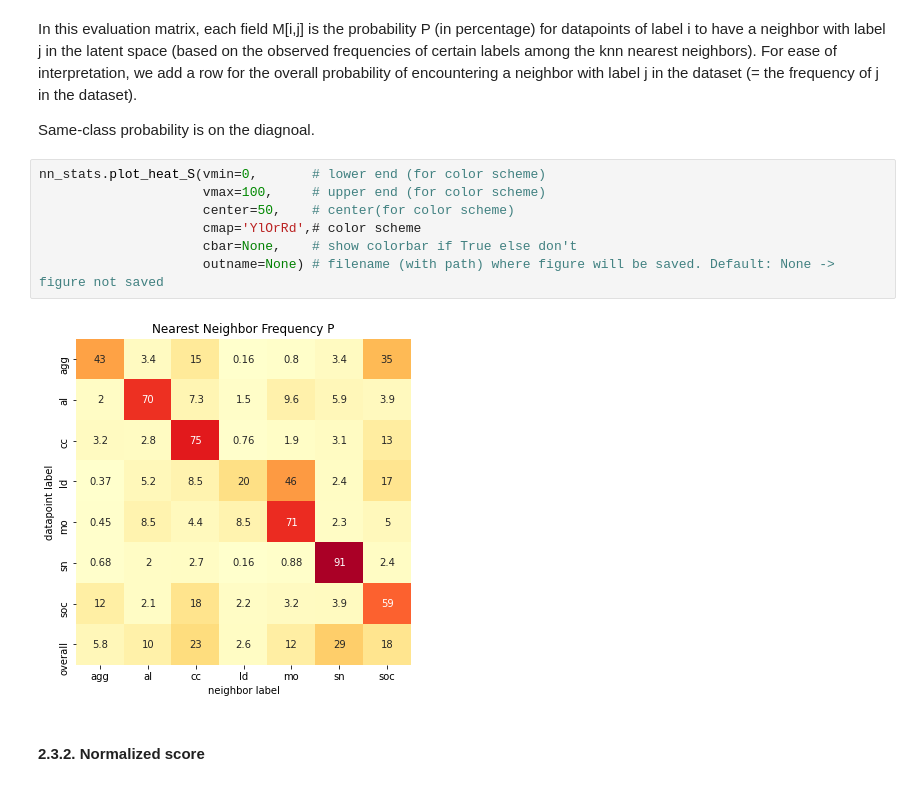
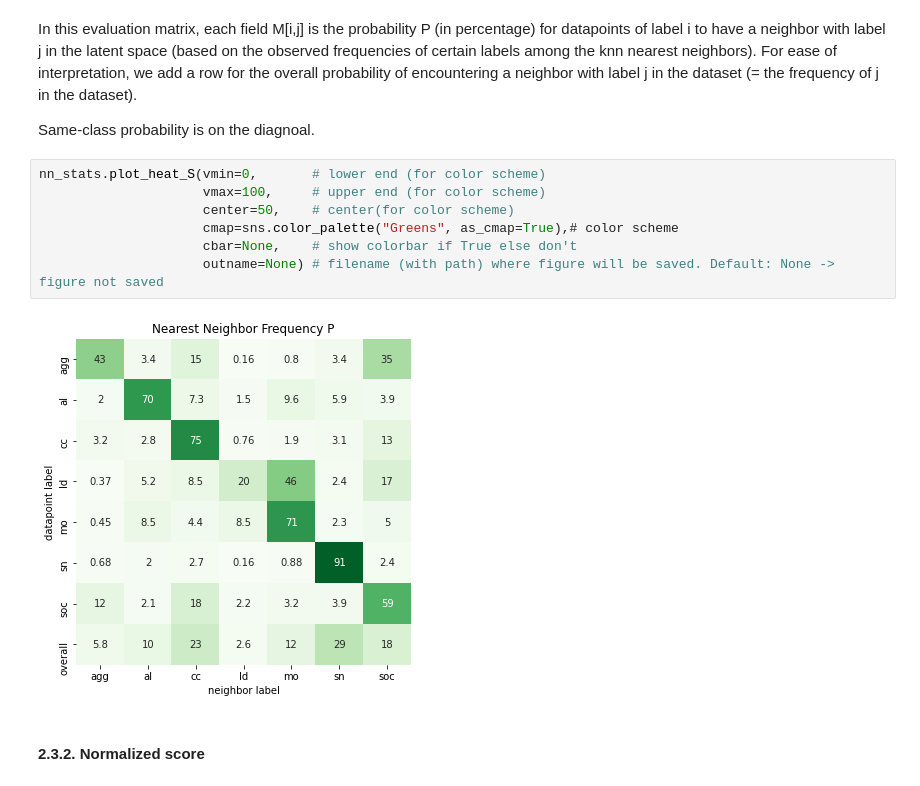
Before and after one commit to marathomas/tutorial_repo, a Jupyter notebook: notebooks/03_UMAP_eval.ipynb, the cells around one changed output. Drawn from its saved outputs; the diff is of its cells as text.

```diff
--- a/notebooks/03_UMAP_eval.ipynb
+++ b/notebooks/03_UMAP_eval.ipynb
@@ -149,12 +149,12 @@ Same-class probability is on the diagnoal.
 # %%
 nn_stats.plot_heat_S(vmin=0,       # lower end (for color scheme)
                      vmax=100,     # upper end (for color scheme)
                      center=50,    # center(for color scheme)
-                     cmap='YlOrRd',# color scheme
+                     cmap=sns.color_palette("Greens", as_cmap=True),# color scheme
                      cbar=None,    # show colorbar if True else don't
                      outname=None) # filename (with path) where figure will be saved. Default: None -> figure not saved
 # %% [output]
-[figure, old version]
+[figure, new version]
 # %% [markdown]
 #### 2.3.2. Normalized score
 # %% [markdown]
```
Also changed, not shown: parts of 2 cells of this notebook, 1 other file.
